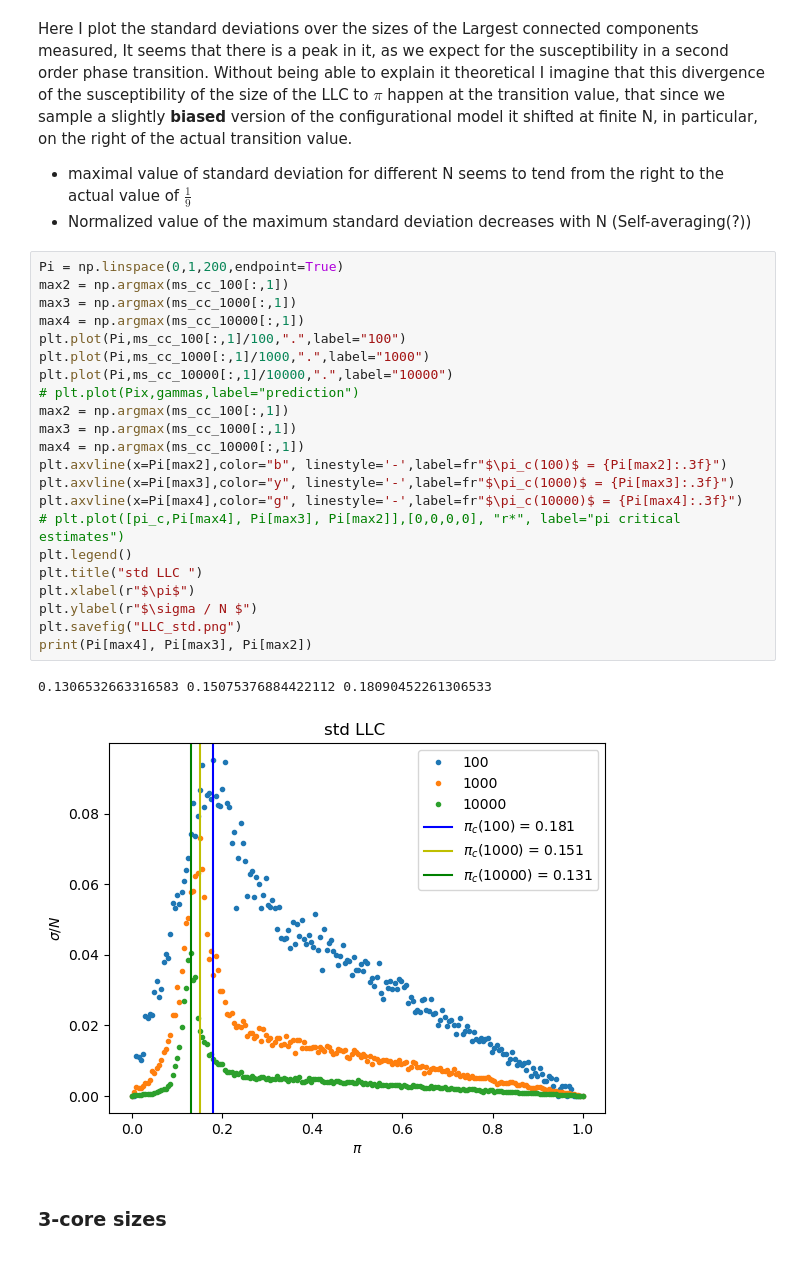
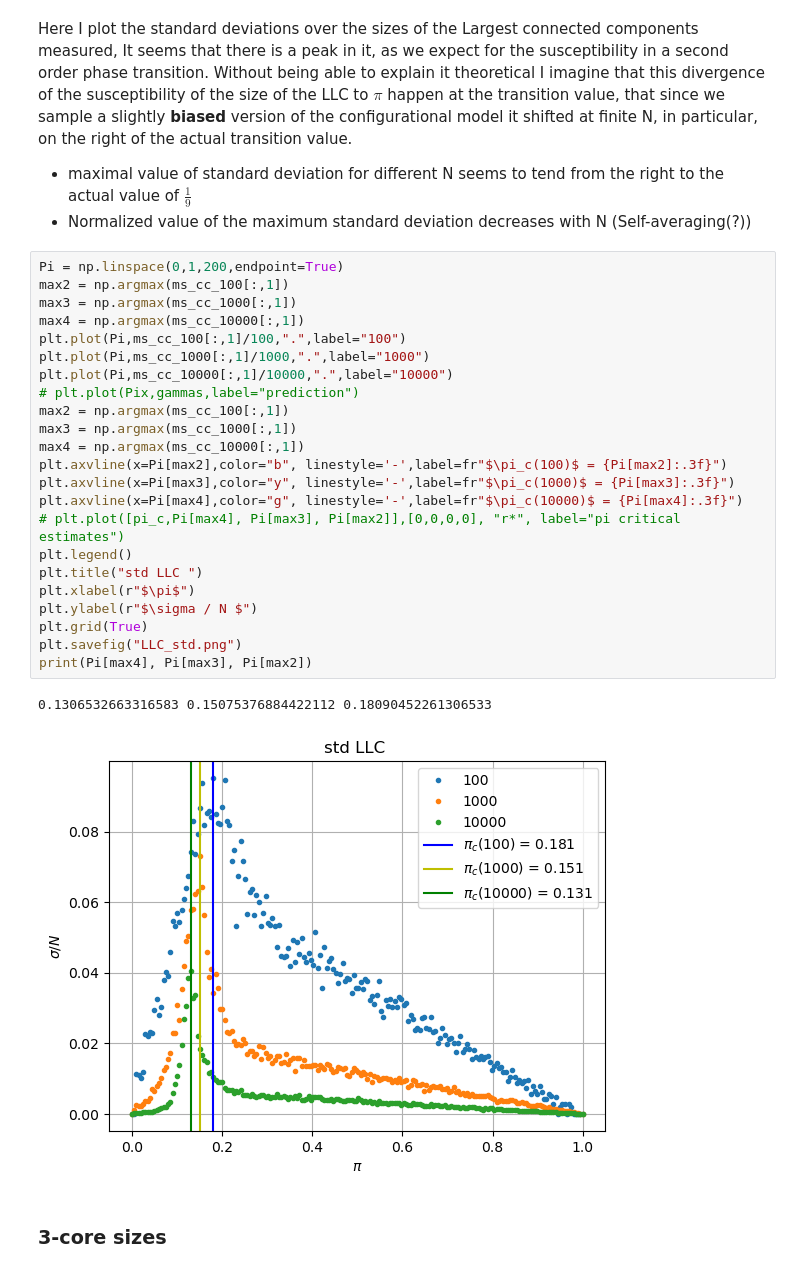
Before and after one commit to EliaBronzo/Complex_network_project, a Jupyter notebook: CN_to_submit.ipynb, the cells around one changed output. Drawn from its saved outputs; the diff is of its cells as text.

```diff
--- a/CN_to_submit.ipynb
+++ b/CN_to_submit.ipynb
@@ -829,28 +835,29 @@ Here I plot the standard deviations over the sizes of the Largest connected comp
 # %%
 Pi = np.linspace(0,1,200,endpoint=True)
 max2 = np.argmax(ms_cc_100[:,1])
 max3 = np.argmax(ms_cc_1000[:,1])
 max4 = np.argmax(ms_cc_10000[:,1])
 plt.plot(Pi,ms_cc_100[:,1]/100,".",label="100")
 plt.plot(Pi,ms_cc_1000[:,1]/1000,".",label="1000")
 plt.plot(Pi,ms_cc_10000[:,1]/10000,".",label="10000")
 # plt.plot(Pix,gammas,label="prediction")
 max2 = np.argmax(ms_cc_100[:,1])
 max3 = np.argmax(ms_cc_1000[:,1])
 max4 = np.argmax(ms_cc_10000[:,1])
 plt.axvline(x=Pi[max2],color="b", linestyle='-',label=fr"$\pi_c(100)$ = {Pi[max2]:.3f}")
 plt.axvline(x=Pi[max3],color="y", linestyle='-',label=fr"$\pi_c(1000)$ = {Pi[max3]:.3f}")
 plt.axvline(x=Pi[max4],color="g", linestyle='-',label=fr"$\pi_c(10000)$ = {Pi[max4]:.3f}")
 # plt.plot([pi_c,Pi[max4], Pi[max3], Pi[max2]],[0,0,0,0], "r*", label="pi critical estimates")
 plt.legend()
 plt.title("std LLC ")
 plt.xlabel(r"$\pi$")
 plt.ylabel(r"$\sigma / N $")
+plt.grid(True)
 plt.savefig("LLC_std.png")
 print(Pi[max4], Pi[max3], Pi[max2])
 # %% [output]
 0.1306532663316583 0.15075376884422112 0.18090452261306533
-[figure, old version]
+[figure, new version]
 # %% [markdown]
 ### 3-core sizes
 # %%
```
Also changed, not shown: parts of 140 cells of this notebook.
